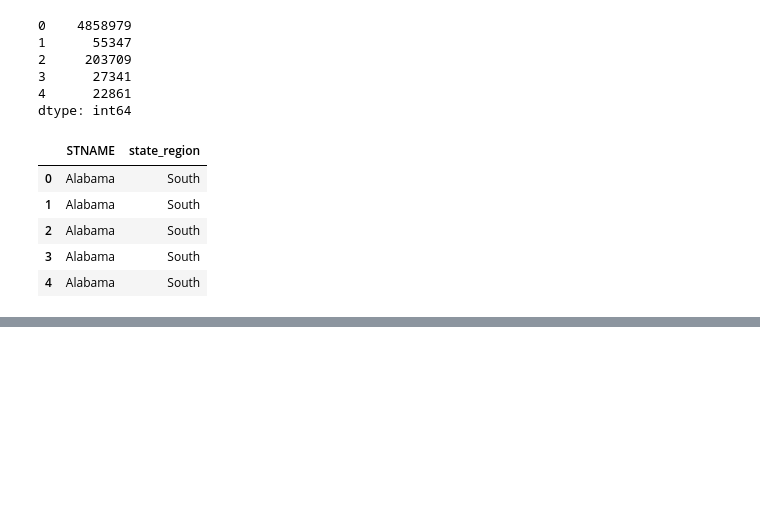
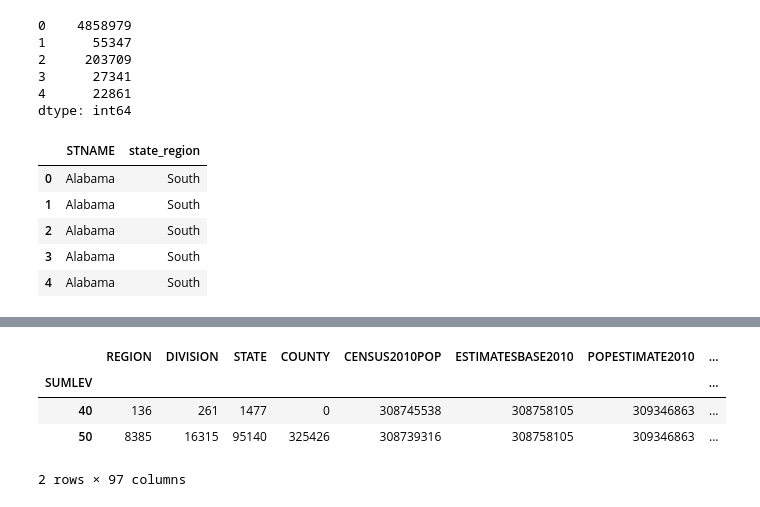
Before and after one commit to smeteo/Applied-DS-with-Python, a Jupyter notebook: Week3_Data_Processing_w_Pandas.ipynb, the cells around one changed output, grey strips where cells are left out. Saved outputs shown, nothing was run; the diff lists cells and outputs as text; code cells hidden in the pictures; blank space fills up the shorter version.

Commit message:
Groupby aggregation

```diff
--- a/Week3_Data_Processing_w_Pandas.ipynb
+++ b/Week3_Data_Processing_w_Pandas.ipynb
@@ -169,0 +172,2 @@ df[['STNAME','state_region']].head()
+# %%
+df = pd.read_csv('census.csv')
@@ -169,0 +184,8 @@ df[['STNAME','state_region']].head()
+# %%
+df.set_index('SUMLEV').groupby(level=0).sum()
+# %% [output]
+|  | REGION | DIVISION | STATE | COUNTY | CENSUS2010POP | ESTIMATESBASE2010 | POPESTIMATE2010 | ... |
+| SUMLEV |  |  |  |  |  |  |  | ... |
+| 40 | 136 | 261 | 1477 | 0 | 308745538 | 308758105 | 309346863 | ... |
+| 50 | 8385 | 16315 | 95140 | 325426 | 308739316 | 308758105 | 309346863 | ... |
+2 rows × 97 columns
```
Also changed, not shown: parts of 8 cells of this notebook, 1 other file.
